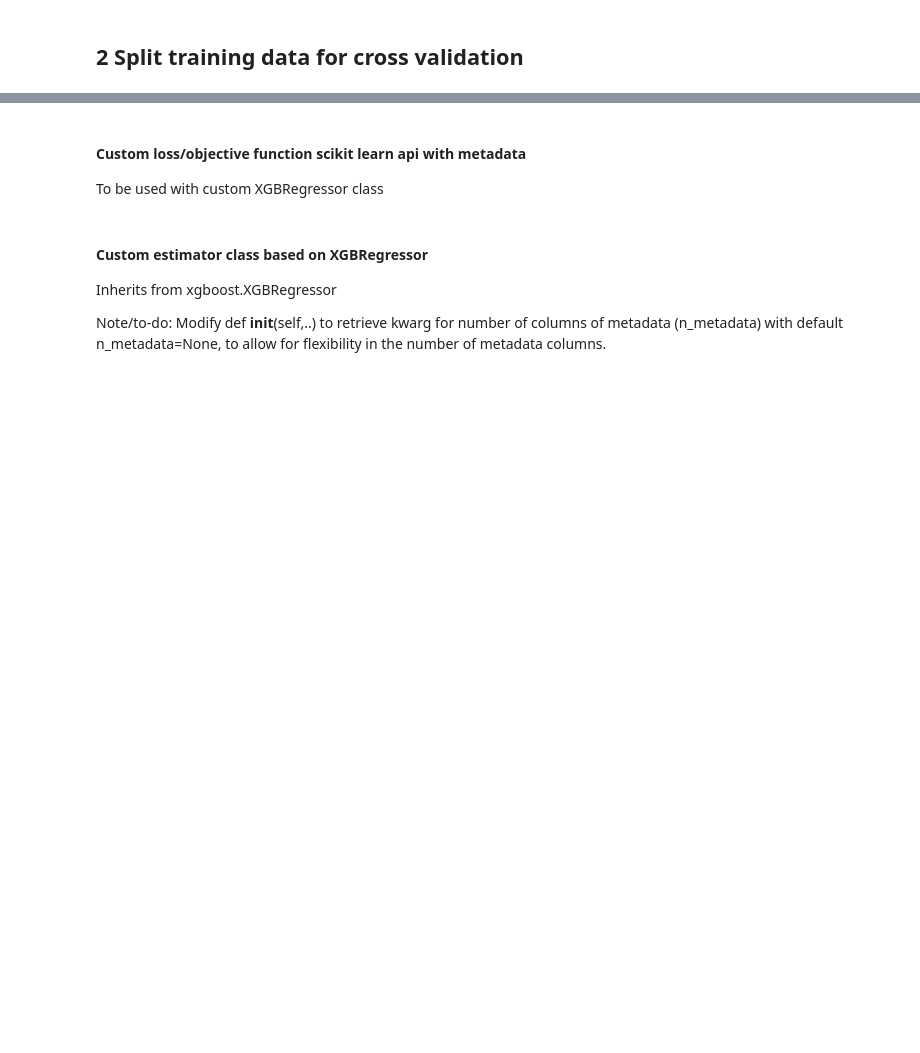
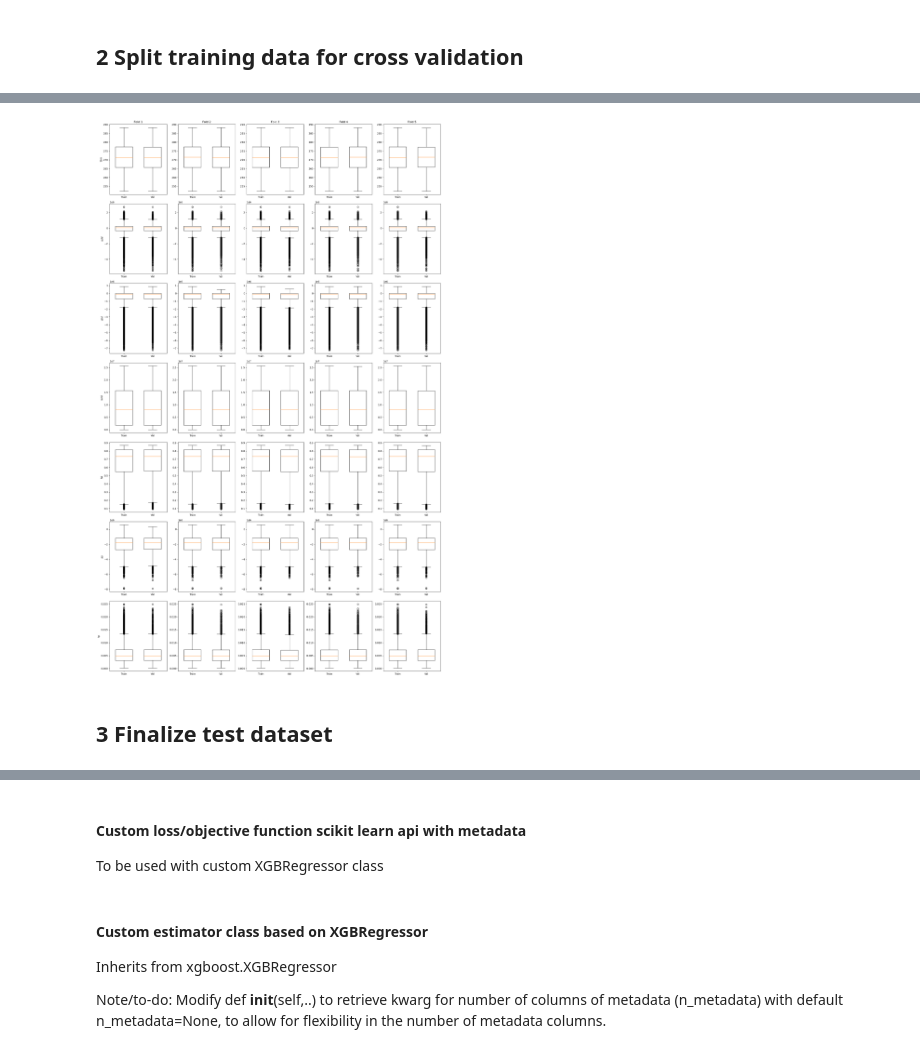
Before and after one commit to khsjursen/ML_MB_Norway, a Jupyter notebook: mb_model_custom_loss.ipynb, the cells around one changed output, grey strips where cells are left out. Saved outputs shown, nothing was run; the diff lists cells and outputs as text; code cells hidden in the pictures; blank space fills up the shorter version.

```diff
--- a/mb_model_custom_loss.ipynb
+++ b/mb_model_custom_loss.ipynb
@@ -389,3 +520,36 @@ shape(train): (54326,) test: (13583,)
+# %%
+# Visualization of features
+# Index(['altitude_diff', 'aspect', 'slope', 't2m', 'sshf', 'slhf', 'ssrd',
+#       'fal', 'str', 'tp', 'id', 'n_months', 'month'],
+
+feature_names = ['t2m', 'sshf', 'slhf', 'ssrd', 'fal', 'str', 'tp']
+
+fig, axes = plt.subplots(len(feature_names), 5, figsize=(20, len(feature_names) * 5))
+
+for row, feature in enumerate(feature_names):
+    for col, (train_index, val_index) in enumerate(splits_s):
+
+        feature_train = df_train_X.iloc[train_index][feature]
+        feature_val = df_train_X.iloc[val_index][feature]
+
+        feature_data_combined = [feature_train, feature_val]
+
+        axes[row, col].boxplot(feature_data_combined, positions=[1, 2], widths=0.6)
+
+        if row == 0:
+            axes[row, col].set_title(f'Fold {col+1}')
+        if col == 0:
+            axes[row, col].set_ylabel(feature)
+
+        axes[row, col].set_xticks([1, 2])
+        axes[row, col].set_xticklabels(['Train', 'Val'])
+
+plt.tight_layout(rect=[0, 0.03, 1, 0.95])
+plt.show()
+# %% [output]
+[figure, added]
+# %% [markdown]
+## 3 Finalize test dataset
 # %%
 # Select features for test
 df_test_X_reduce = df_test_final.drop(['balance','year','BREID'], axis=1)
```
Also changed, not shown: parts of 25 cells of this notebook.
